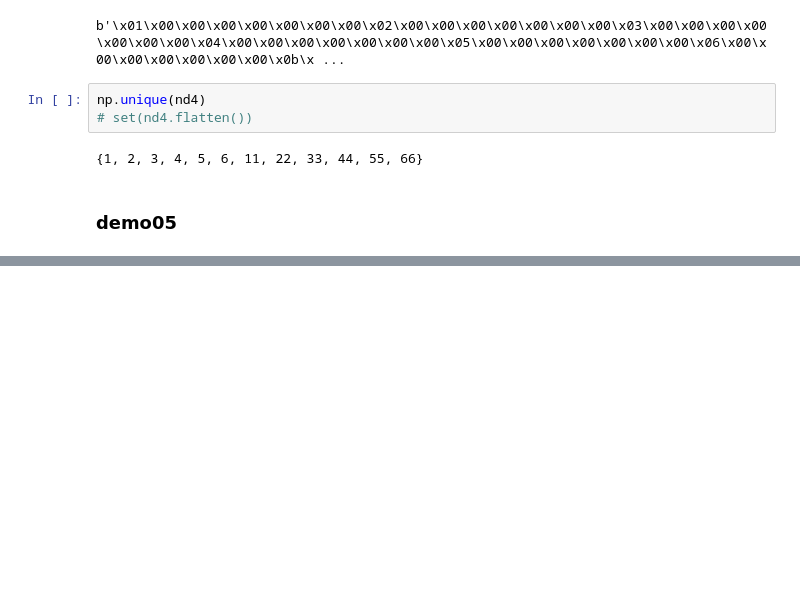
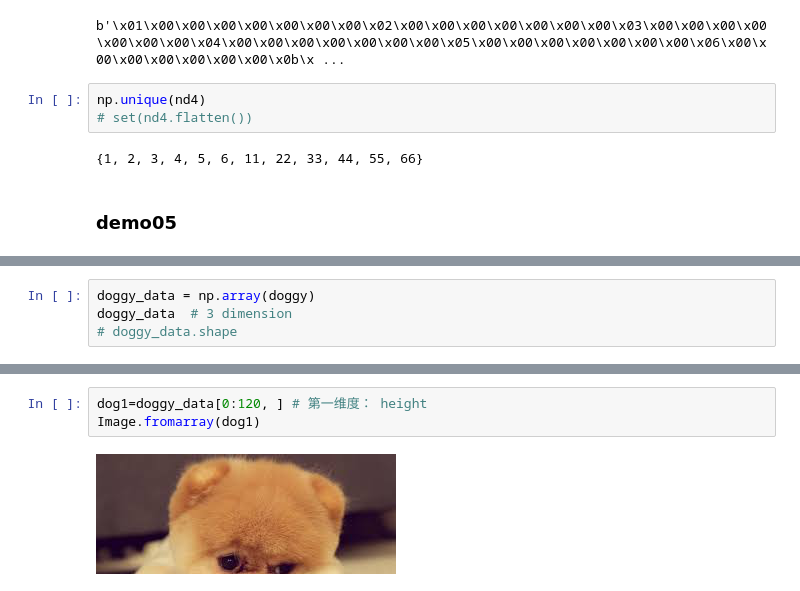
Before and after one commit to TOMMYWHY/python_advance_learning, a Jupyter notebook: 020_dataMining/numpy_learning01.ipynb, the cells around one changed output, grey strips where cells are left out. Saved outputs shown, nothing was run; the diff lists cells and outputs as text; blank space fills up the shorter version.

```diff
--- a/020_dataMining/numpy_learning01.ipynb
+++ b/020_dataMining/numpy_learning01.ipynb
@@ -142,0 +333,4 @@ array([[ 0.83501535, -0.64113151,  1.43574861, -0.14139947,  0.51987739,
+# %%
+doggy_data = np.array(doggy)
+doggy_data  # 3 dimension
+# doggy_data.shape
@@ -142,0 +355,5 @@ array([[ 0.83501535, -0.64113151,  1.43574861, -0.14139947,  0.51987739,
+# %%
+dog1=doggy_data[0:120, ] # 第一维度： height
+Image.fromarray(dog1)
+# %% [output]
+[figure, added]
```
Also changed, not shown: parts of 41 cells of this notebook, 3 other files.
